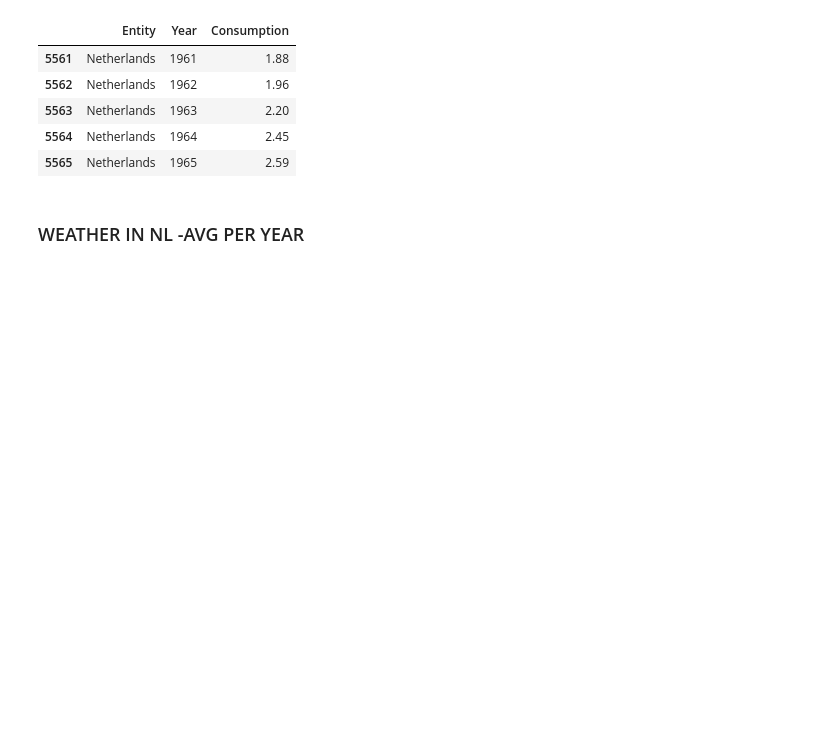
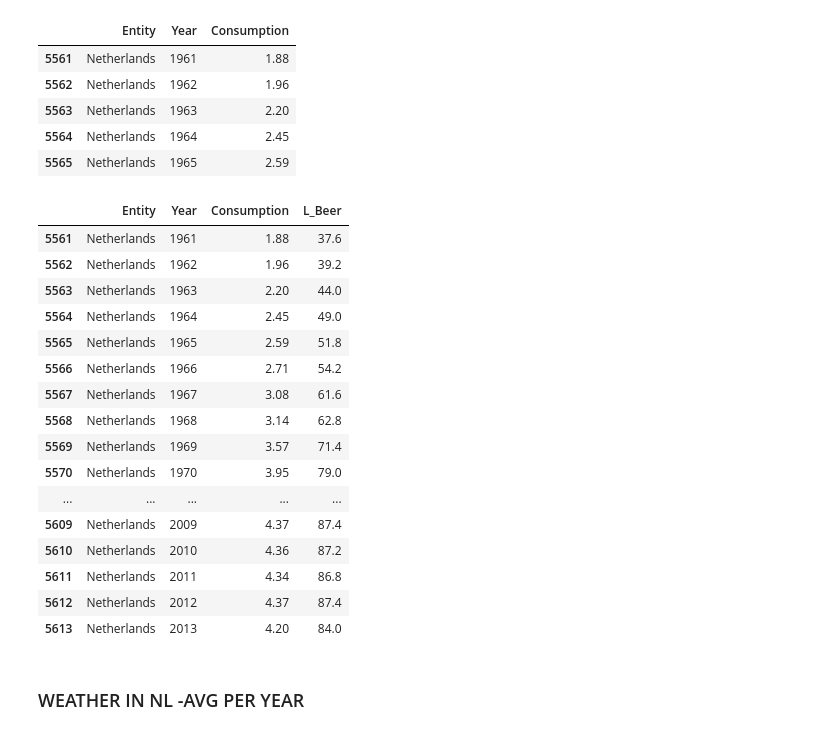
Before and after one commit to AjiacoVic/StoryTelling_project, a Jupyter notebook: BEER Data Cleaning.ipynb, the cells around one changed output. Cells and saved outputs as stored; diff of their text form; code cells hidden in the pictures; blank space fills up the shorter version.

```diff
--- a/BEER Data Cleaning.ipynb
+++ b/BEER Data Cleaning.ipynb
@@ -146,6 +146,25 @@ beer_NL.head()
 beer_NL['L_Beer']= beer_NL['Consumption']*20
 # %%
 # beer_NL = beer_NL.set_index('Year')
+beer_NL
+# %% [output]
+|  | Entity | Year | Consumption | L_Beer |
+| 5561 | Netherlands | 1961 | 1.88 | 37.6 |
+| 5562 | Netherlands | 1962 | 1.96 | 39.2 |
+| 5563 | Netherlands | 1963 | 2.20 | 44.0 |
+| 5564 | Netherlands | 1964 | 2.45 | 49.0 |
+| 5565 | Netherlands | 1965 | 2.59 | 51.8 |
+| 5566 | Netherlands | 1966 | 2.71 | 54.2 |
+| 5567 | Netherlands | 1967 | 3.08 | 61.6 |
+| 5568 | Netherlands | 1968 | 3.14 | 62.8 |
+| 5569 | Netherlands | 1969 | 3.57 | 71.4 |
+| 5570 | Netherlands | 1970 | 3.95 | 79.0 |
+| ... | ... | ... | ... | ... |
+| 5609 | Netherlands | 2009 | 4.37 | 87.4 |
+| 5610 | Netherlands | 2010 | 4.36 | 87.2 |
+| 5611 | Netherlands | 2011 | 4.34 | 86.8 |
+| 5612 | Netherlands | 2012 | 4.37 | 87.4 |
+| 5613 | Netherlands | 2013 | 4.20 | 84.0 |
 # %%
 #Saving .csv
 beer_NL.to_csv('data/beer_NL.csv', index=False)
```
Also changed, not shown: parts of 2 cells of this notebook, 1 other file.
